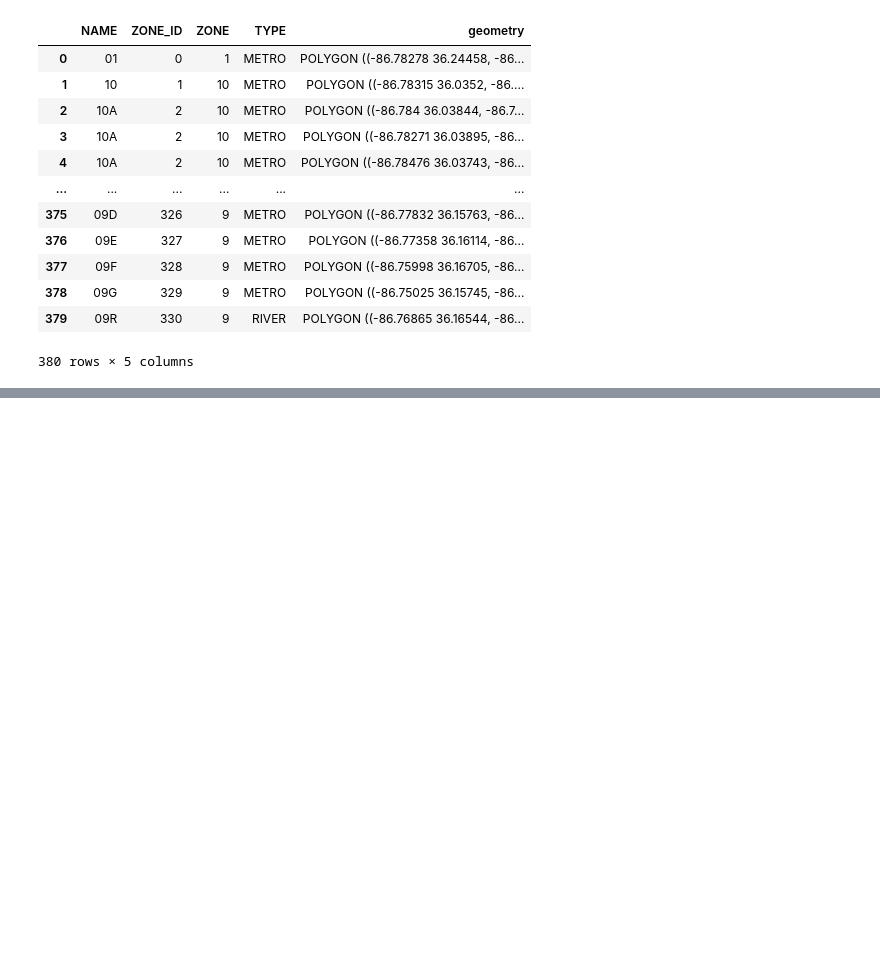
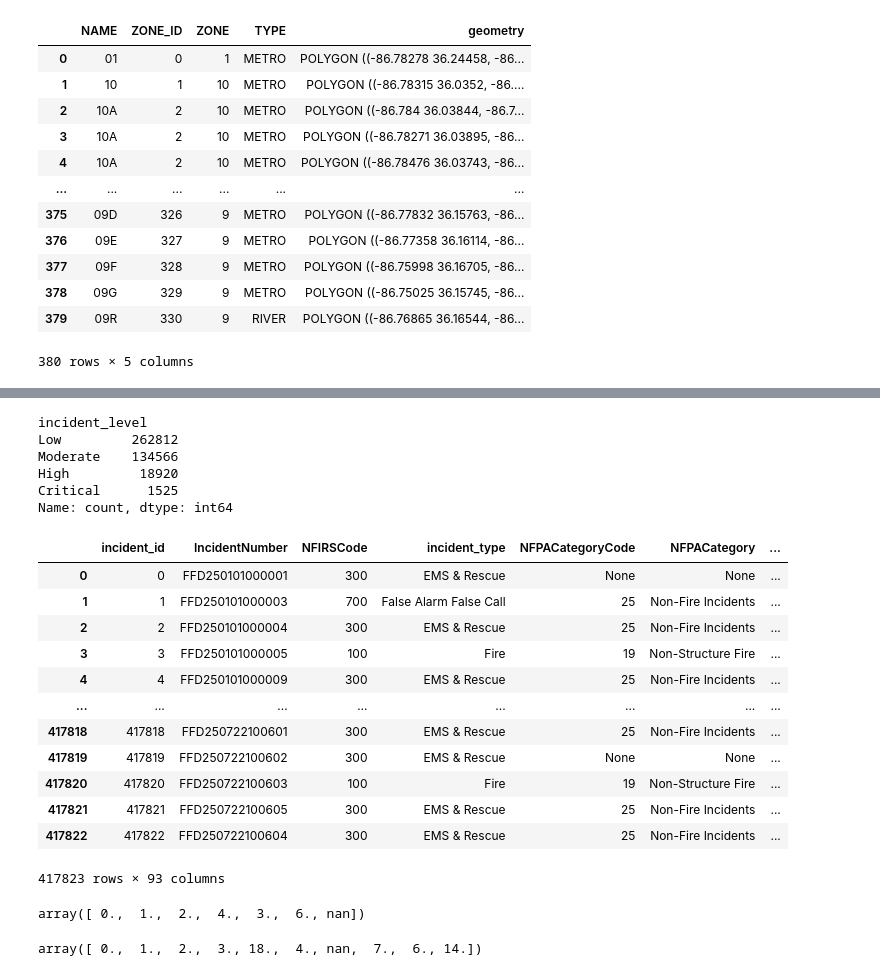
Before and after one commit to jptalusan/fire_simulator, a Jupyter notebook: preprocess.ipynb, the cells around one changed output, grey strips where cells are left out. Saved outputs shown, nothing was run; the diff lists cells and outputs as text; code cells hidden in the pictures; blank space fills up the shorter version.

Commit message:
Initial changes for apparatus

```diff
--- a/preprocess.ipynb
+++ b/preprocess.ipynb
@@ -544,0 +655,10 @@ df[df['NAME'] == 15]
+# %%
+incidents_export['incident_level'] = incidents_export['PrimaryActionTaken'].map(action_severity_map)
+low = (incidents_export['incident_level'].isnull()) & (incidents_export['EMSApparatusCount'] >= 0) & (incidents_export['EMSApparatusCount'] <= 2) & (incidents_export['SuppressionApparatusCount'] == 0)
+moderate = (incidents_export['incident_level'].isnull()) & ((incidents_export['EMSApparatusCount'] > 2) | ((incidents_export['SuppressionApparatusCount'] >= 0) & (incidents_export['SuppressionApparatusCount'] <= 2)))
+high = (incidents_export['incident_level'].isnull()) & (incidents_export['SuppressionApparatusCount'] > 2) & (incidents_export['SuppressionApparatusCount']<= 5)
+critical = (incidents_export['incident_level'].isnull()) & (incidents_export['SuppressionApparatusCount'] > 5)
+incidents_export.loc[low, 'incident_level'] = 'Low'
+incidents_export.loc[moderate, 'incident_level'] = 'Moderate'
+incidents_export.loc[high, 'incident_level'] = 'High'
+incidents_export.loc[critical, 'incident_level'] = 'Critical'
@@ -544,0 +672,8 @@ df[df['NAME'] == 15]
+# %%
+
+# rename_cats=['Latitude','Longitude','NFIRSType','incident','PSAPDate','Enum']
+cats=['incident_id','lat','lon','incident_type','incident_level','datetime','category']
+incidents_export.reset_index(drop=True, inplace=True)
+incidents_export.rename(columns={'Longitude': 'lon', 'Latitude': 'lat','NFIRSType': 'incident_type','PSAPDate': 'datetime','Enum': 'category'}, inplace=True)
+incidents_export = incidents_export.dropna(subset=['lat', 'lon', 'incident_type', 'incident_level', 'datetime'])
+incidents_export.reset_index(names='incident_id', inplace=True)
@@ -544,0 +691,2 @@ df[df['NAME'] == 15]
+# %%
+incidents_export['datetime']=incidents_export['datetime'].dt.strftime('%Y-%m-%d %H:%M:%S')
@@ -544,0 +699,2 @@ df[df['NAME'] == 15]
+# %%
+incidents_export['category'] = incidents_export['category'].str.strip()
@@ -544,0 +707,30 @@ df[df['NAME'] == 15]
+# %%
+incidents_export
+# %% [output]
+incident_level
+Low         262812
+Moderate    134566
+High         18920
+Critical      1525
+Name: count, dtype: int64
+|  | incident_id | IncidentNumber | NFIRSCode | incident_type | NFPACategoryCode | NFPACategory | ... |
+| 0 | 0 | FFD250101000001 | 300 | EMS & Rescue | None | None | ... |
+| 1 | 1 | FFD250101000003 | 700 | False Alarm False Call | 25 | Non-Fire Incidents | ... |
+| 2 | 2 | FFD250101000004 | 300 | EMS & Rescue | 25 | Non-Fire Incidents | ... |
+| 3 | 3 | FFD250101000005 | 100 | Fire | 19 | Non-Structure Fire | ... |
+| 4 | 4 | FFD250101000009 | 300 | EMS & Rescue | 25 | Non-Fire Incidents | ... |
+| ... | ... | ... | ... | ... | ... | ... | ... |
+| 417818 | 417818 | FFD250722100601 | 300 | EMS & Rescue | 25 | Non-Fire Incidents | ... |
+| 417819 | 417819 | FFD250722100602 | 300 | EMS & Rescue | None | None | ... |
+| 417820 | 417820 | FFD250722100603 | 100 | Fire | 19 | Non-Structure Fire | ... |
+| 417821 | 417821 | FFD250722100605 | 300 | EMS & Rescue | 25 | Non-Fire Incidents | ... |
+| 417822 | 417822 | FFD250722100604 | 300 | EMS & Rescue | 25 | Non-Fire Incidents | ... |
+417823 rows × 93 columns
+# %%
+incidents_export[incidents_export['incident_level'].isnull()][type_cats].OtherApparatusCount.unique()
+# %% [output]
+array([ 0.,  1.,  2.,  4.,  3.,  6., nan])
+# %%
+incidents_export[incidents_export['incident_level'].isnull()][type_cats].SuppressionApparatusCount.unique()
+# %% [output]
+array([ 0.,  1.,  2.,  3., 18.,  4., nan,  7.,  6., 14.])
```
Also changed, not shown: parts of 13 cells of this notebook, 11 other files.
